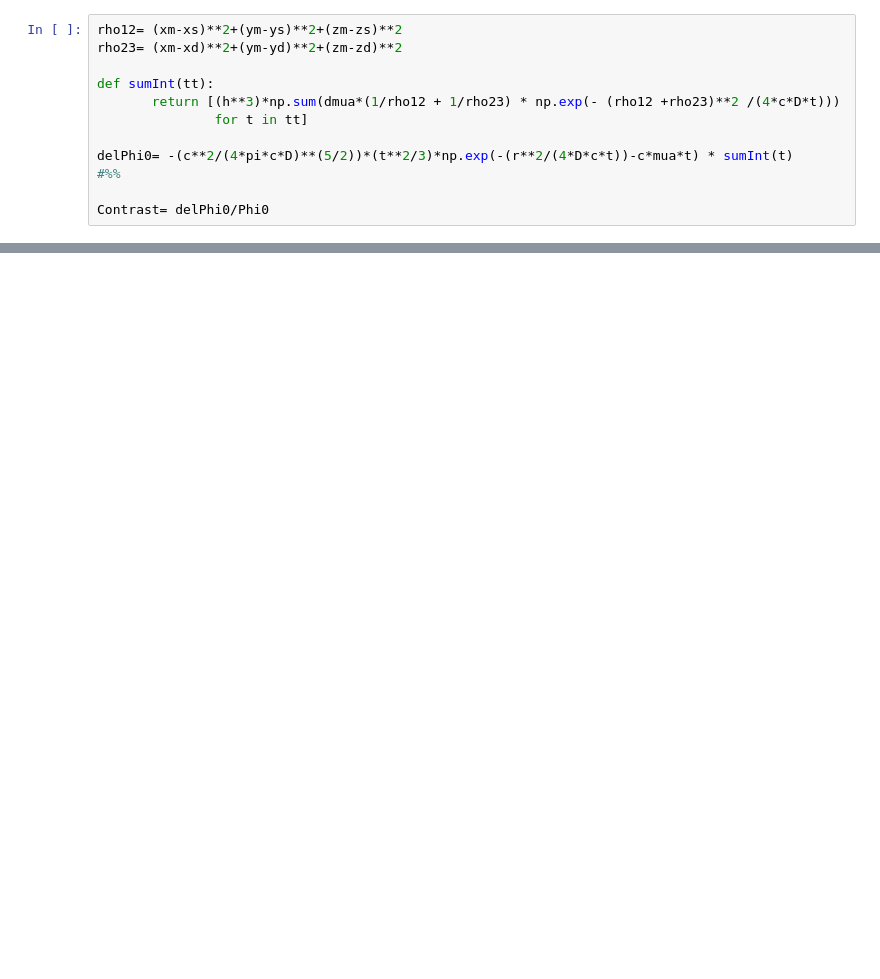
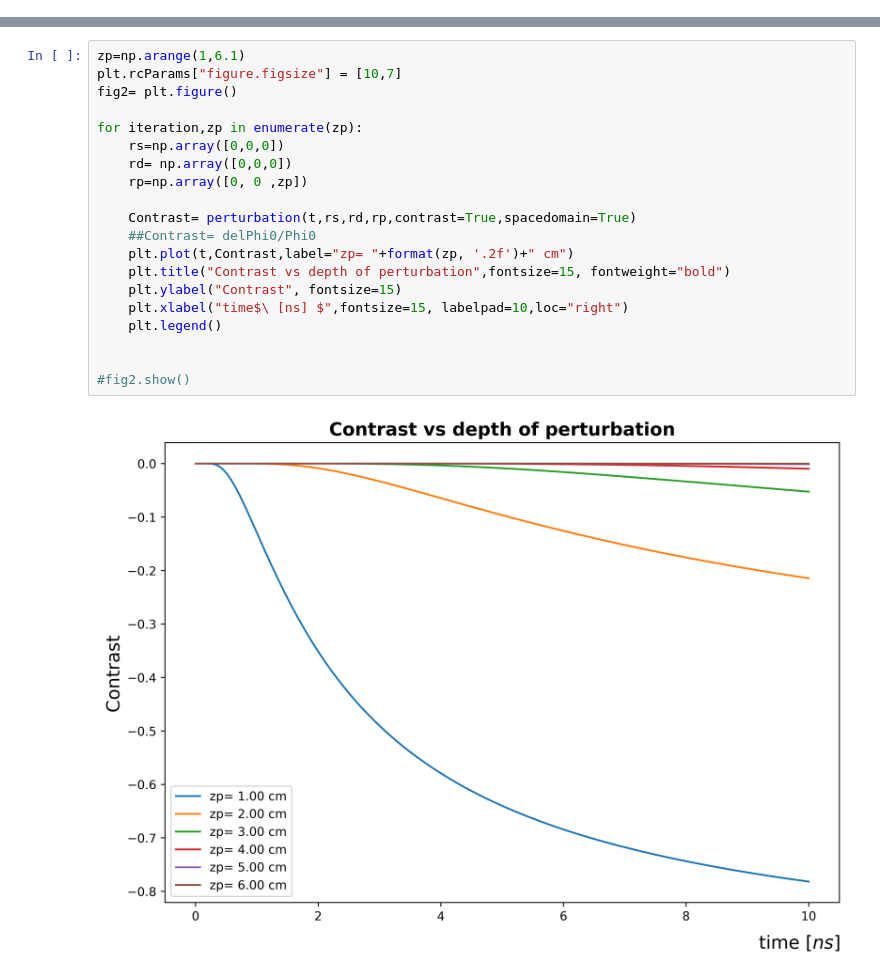
Before and after one commit to denis97/DOT_PROJECT, a Jupyter notebook: DOT project.ipynb, the cells around one changed output, grey strips where cells are left out. Saved outputs shown, nothing was run; the diff lists cells and outputs as text; blank space fills up the shorter version.

Commit message:
Contrast written analitically

```diff
--- a/DOT project.ipynb
+++ b/DOT project.ipynb
@@ -75,12 +128,0 @@ Canvas(toolbar=Toolbar(toolitems=[('Home', 'Reset original view', 'home', 'home'
-# %%
-rho12= (xm-xs)**2+(ym-ys)**2+(zm-zs)**2
-rho23= (xm-xd)**2+(ym-yd)**2+(zm-zd)**2
-
-def sumInt(tt):
-       return [(h**3)*np.sum(dmua*(1/rho12 + 1/rho23) * np.exp(- (rho12 +rho23)**2 /(4*c*D*t)))
-               for t in tt]
-
-delPhi0= -(c**2/(4*pi*c*D)**(5/2))*(t**2/3)*np.exp(-(r**2/(4*D*c*t))-c*mua*t) * sumInt(t)
-#%%
-
-Contrast= delPhi0/Phi0
@@ -110,0 +174,22 @@ Canvas(toolbar=Toolbar(toolitems=[('Home', 'Reset original view', 'home', 'home'
+# %%
+zp=np.arange(1,6.1)
+plt.rcParams["figure.figsize"] = [10,7]
+fig2= plt.figure()
+
+for iteration,zp in enumerate(zp):
+    rs=np.array([0,0,0])
+    rd= np.array([0,0,0])
+    rp=np.array([0, 0 ,zp])
+
+    Contrast= perturbation(t,rs,rd,rp,contrast=True,spacedomain=True)
+    ##Contrast= delPhi0/Phi0
+    plt.plot(t,Contrast,label="zp= "+format(zp, '.2f')+" cm")
+    plt.title("Contrast vs depth of perturbation",fontsize=15, fontweight="bold")
+    plt.ylabel("Contrast", fontsize=15)
+    plt.xlabel("time$\ [ns] $",fontsize=15, labelpad=10,loc="right")
+    plt.legend()
+
+
+#fig2.show()
+# %% [output]
+[figure, added]
```
Also changed, not shown: parts of 7 cells of this notebook, 2 other files.
